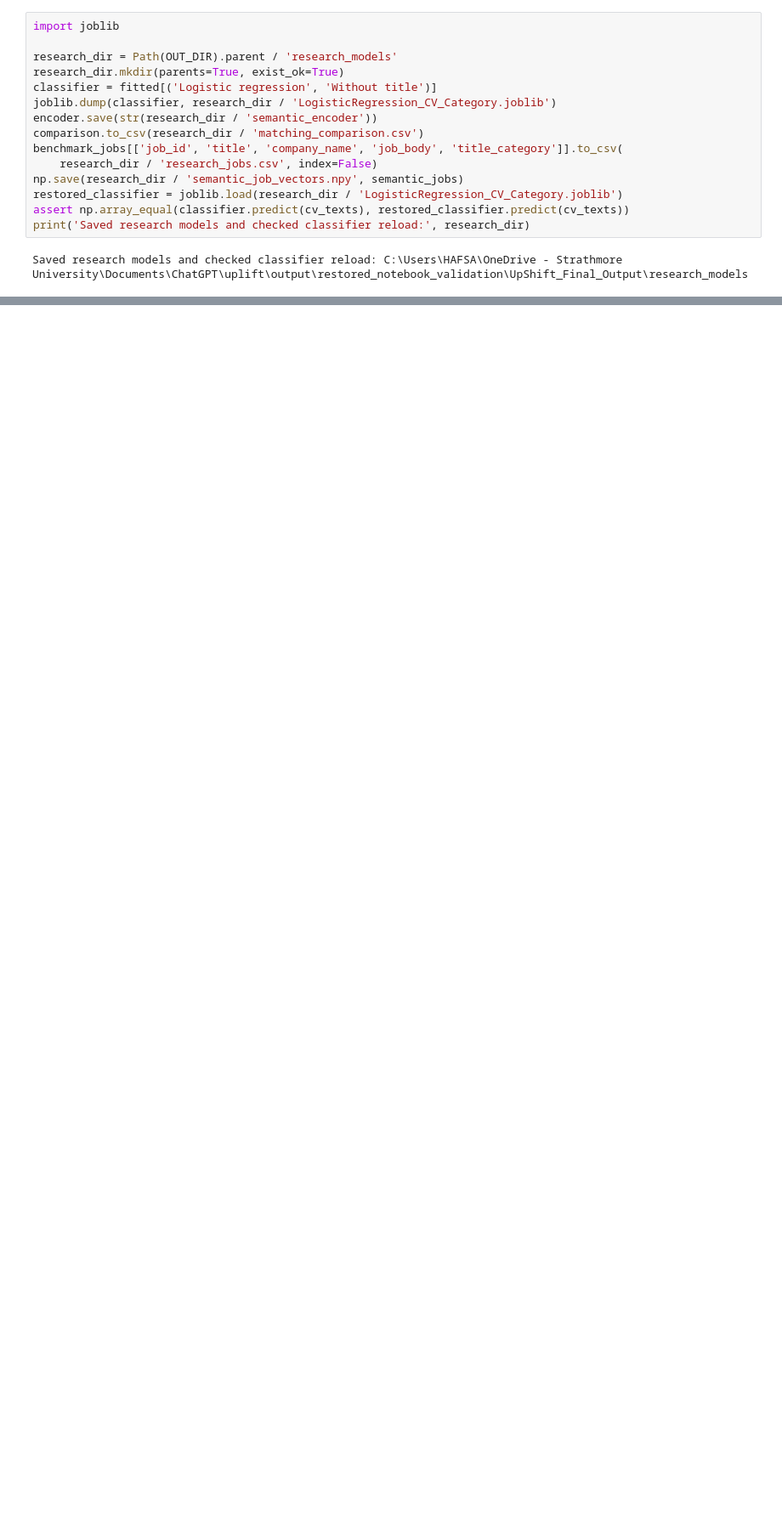
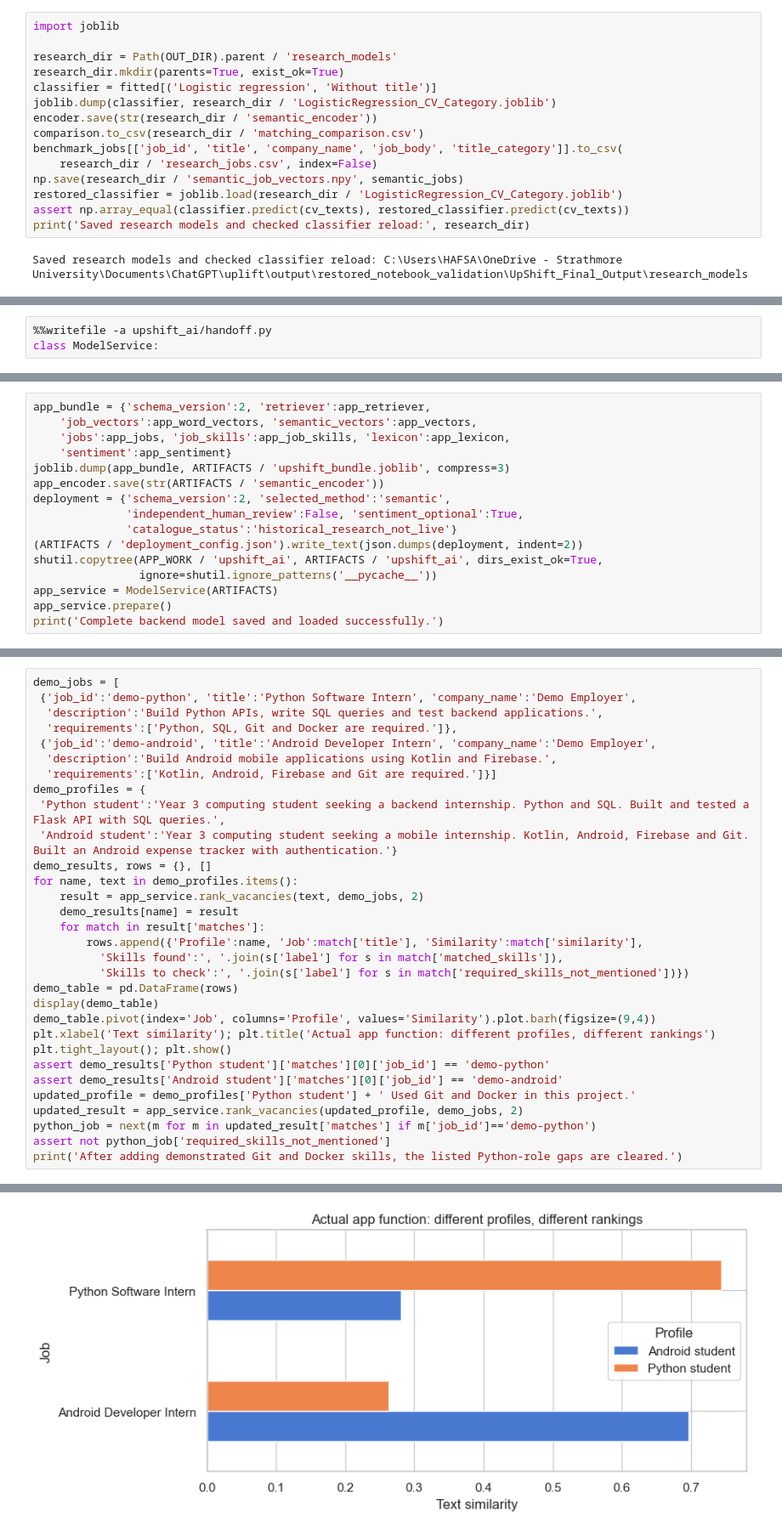
Before and after one commit to wangui-technerd/Upshift, a Jupyter notebook: ai/notebooks/SemanticMatching_Final.ipynb, the cells around one changed output, grey strips where cells are left out. Shown at 85% size. Cells and saved outputs as stored; diff of their text form; blank space fills up the shorter version.

```diff
--- a/ai/notebooks/SemanticMatching_Final.ipynb
+++ b/ai/notebooks/SemanticMatching_Final.ipynb
@@ -2350,0 +3258,3 @@ Saved research models and checked classifier reload: C:\Users\HAFSA\OneDrive - S
+# %%
+%%writefile -a upshift_ai/handoff.py
+class ModelService:
@@ -2350,0 +3631,16 @@ Saved research models and checked classifier reload: C:\Users\HAFSA\OneDrive - S
+# %%
+app_bundle = {'schema_version':2, 'retriever':app_retriever,
+    'job_vectors':app_word_vectors, 'semantic_vectors':app_vectors,
+    'jobs':app_jobs, 'job_skills':app_job_skills, 'lexicon':app_lexicon,
+    'sentiment':app_sentiment}
+joblib.dump(app_bundle, ARTIFACTS / 'upshift_bundle.joblib', compress=3)
+app_encoder.save(str(ARTIFACTS / 'semantic_encoder'))
+deployment = {'schema_version':2, 'selected_method':'semantic',
+              'independent_human_review':False, 'sentiment_optional':True,
+              'catalogue_status':'historical_research_not_live'}
+(ARTIFACTS / 'deployment_config.json').write_text(json.dumps(deployment, indent=2))
+shutil.copytree(APP_WORK / 'upshift_ai', ARTIFACTS / 'upshift_ai', dirs_exist_ok=True,
+                ignore=shutil.ignore_patterns('__pycache__'))
+app_service = ModelService(ARTIFACTS)
+app_service.prepare()
+print('Complete backend model saved and loaded successfully.')
@@ -2350,0 +3653,32 @@ Saved research models and checked classifier reload: C:\Users\HAFSA\OneDrive - S
+# %%
+demo_jobs = [
+ {'job_id':'demo-python', 'title':'Python Software Intern', 'company_name':'Demo Employer',
+  'description':'Build Python APIs, write SQL queries and test backend applications.',
+  'requirements':['Python, SQL, Git and Docker are required.']},
+ {'job_id':'demo-android', 'title':'Android Developer Intern', 'company_name':'Demo Employer',
+  'description':'Build Android mobile applications using Kotlin and Firebase.',
+  'requirements':['Kotlin, Android, Firebase and Git are required.']}]
+demo_profiles = {
+ 'Python student':'Year 3 computing student seeking a backend internship. Python and SQL. Built and tested a Flask API with SQL queries.',
+ 'Android student':'Year 3 computing student seeking a mobile internship. Kotlin, Android, Firebase and Git. Built an Android expense tracker with authentication.'}
+demo_results, rows = {}, []
+for name, text in demo_profiles.items():
+    result = app_service.rank_vacancies(text, demo_jobs, 2)
+    demo_results[name] = result
+    for match in result['matches']:
+        rows.append({'Profile':name, 'Job':match['title'], 'Similarity':match['similarity'],
+          'Skills found':', '.join(s['label'] for s in match['matched_skills']),
+          'Skills to check':', '.join(s['label'] for s in match['required_skills_not_mentioned'])})
+demo_table = pd.DataFrame(rows)
+display(demo_table)
+demo_table.pivot(index='Job', columns='Profile', values='Similarity').plot.barh(figsize=(9,4))
+plt.xlabel('Text similarity'); plt.title('Actual app function: different profiles, different rankings')
+plt.tight_layout(); plt.show()
+assert demo_results['Python student']['matches'][0]['job_id'] == 'demo-python'
+assert demo_results['Android student']['matches'][0]['job_id'] == 'demo-android'
+updated_profile = demo_profiles['Python student'] + ' Used Git and Docker in this project.'
+updated_result = app_service.rank_vacancies(updated_profile, demo_jobs, 2)
+python_job = next(m for m in updated_result['matches'] if m['job_id']=='demo-python')
+assert not python_job['required_skills_not_mentioned']
+print('After adding demonstrated Git and Docker skills, the listed Python-role gaps are cleared.')
+# %% [output]
@@ -2350,0 +3692 @@ Saved research models and checked classifier reload: C:\Users\HAFSA\OneDrive - S
+[figure, added]
```
Also changed, not shown: parts of 68 cells of this notebook, 2 other files.
